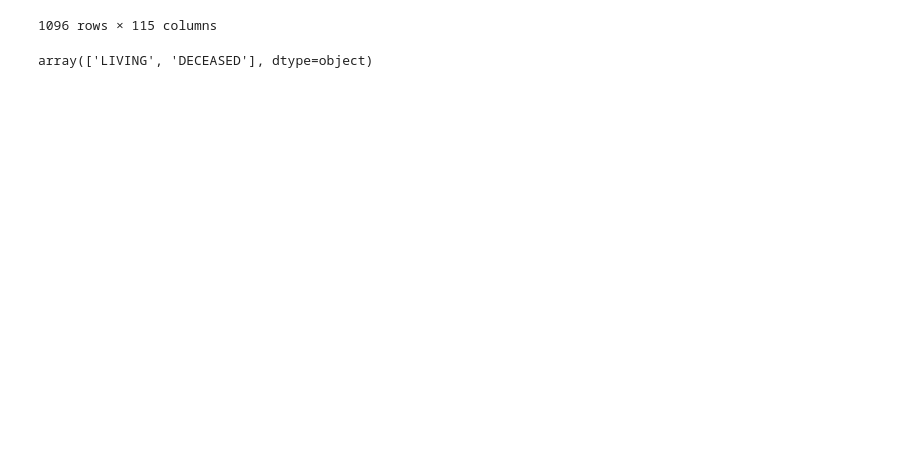
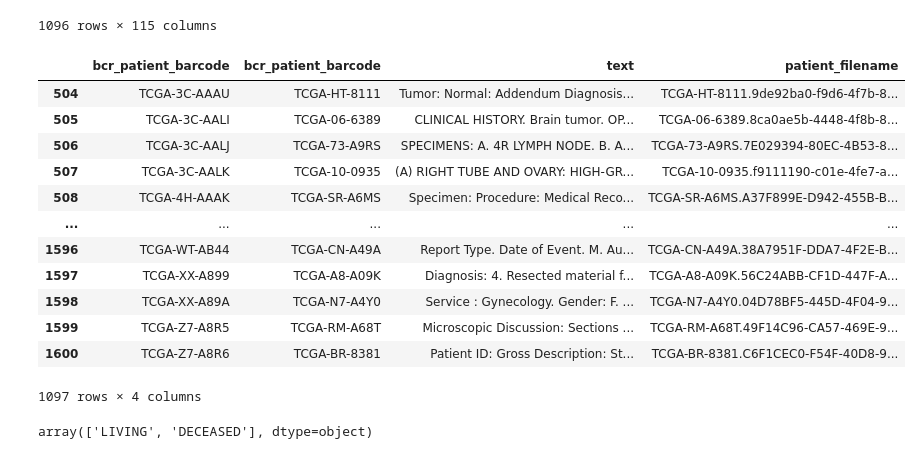
Before and after one commit to swietjak/mgr, a Jupyter notebook: word_stats.ipynb, the cells around one changed output. Drawn from its saved outputs; the diff is of its cells as text; code cells hidden in the pictures; blank space fills up the shorter version.

```diff
--- a/word_stats.ipynb
+++ b/word_stats.ipynb
@@ -7,8 +7,8 @@ from typing import Dict
 from io import StringIO
 from multiprocessing import Pool
 # %%
-exams_df = pd.read_csv('data/TCGA_Reports.csv')
-exams_df.head()
+raw_exams_df = pd.read_csv('data/TCGA_Reports.csv')
+raw_exams_df.head()
 # %% [output]
 |  | patient_filename | text |
 | 0 | TCGA-BP-5195.25c0b433-5557-4165-9... | Date of Recelpt: Clinical Diagnos... |
@@ -16,3 +16,6 @@ exams_df.head()
 | 2 | TCGA-EI-7004.13591eed-30e5-47a3-9... | page 1 / 1. copy No. 3. Examinati... |
 | 3 | TCGA-EB-A82B.23E186C6-739C-4EF1-8... | Patient ID: Gross Description: A ... |
 | 4 | TCGA-A6-3808.e1505f65-72ef-438d-a... | SPECIMEN. Right colon. CLINICAL N... |
+# %%
+patients_df = pd.read_excel('data/TCGA-CDR-SupplementalTableS1.xlsx')
+patients_df[patients_df['type'] == 'BRCA']['bcr_patient_barcode'].unique()
@@ -19,3 +25,7 @@ exams_df.head()
+# %%
+raw_exams_df['bcr_patient_barcode'] = raw_exams_df['patient_filename'].map(lambda x: x.split('.')[0])
+# print(patients_df[patients_df['type'] == 'BRCA']['bcr_patient_barcode'].unique().size, exams_df['bcr_patient_barcode'].unique().size)
+exams_df = pd.concat([patients_df[patients_df['type'] == 'BRCA'], raw_exams_df], axis=1, join='inner')[['bcr_patient_barcode', 'text', 'patient_filename']]
 # %%
 # nltk.download("punkt")
 # nltk.download("stopwords")
@@ -118,6 +152,22 @@ bcr_patient_df
 | 1094 | 23F438BD-1DBB-4D46-972F-1E8E74DDBD37 | TCGA-Z7-A8R5 | 2014-7-9 | NO | YES | ... |
 | 1095 | B1D44C81-747D-471F-9093-AEB262A17975 | TCGA-Z7-A8R6 | 2014-7-9 | NO | YES | ... |
 1096 rows × 115 columns
+# %%
+exams_df
+# %% [output]
+|  | bcr_patient_barcode | bcr_patient_barcode | text | patient_filename |
+| 504 | TCGA-3C-AAAU | TCGA-HT-8111 | Tumor: Normal: Addendum Diagnosis... | TCGA-HT-8111.9de92ba0-f9d6-4f7b-8... |
+| 505 | TCGA-3C-AALI | TCGA-06-6389 | CLINICAL HISTORY. Brain tumor. OP... | TCGA-06-6389.8ca0ae5b-4448-4f8b-8... |
+| 506 | TCGA-3C-AALJ | TCGA-73-A9RS | SPECIMENS: A. 4R LYMPH NODE. B. A... | TCGA-73-A9RS.7E029394-80EC-4B53-8... |
+| 507 | TCGA-3C-AALK | TCGA-10-0935 | (A) RIGHT TUBE AND OVARY: HIGH-GR... | TCGA-10-0935.f9111190-c01e-4fe7-a... |
+| 508 | TCGA-4H-AAAK | TCGA-SR-A6MS | Specimen: Procedure: Medical Reco... | TCGA-SR-A6MS.A37F899E-D942-455B-B... |
+| ... | ... | ... | ... | ... |
+| 1596 | TCGA-WT-AB44 | TCGA-CN-A49A | Report Type. Date of Event. M. Au... | TCGA-CN-A49A.38A7951F-DDA7-4F2E-B... |
+| 1597 | TCGA-XX-A899 | TCGA-A8-A09K | Diagnosis: 4. Resected material f... | TCGA-A8-A09K.56C24ABB-CF1D-447F-A... |
+| 1598 | TCGA-XX-A89A | TCGA-N7-A4Y0 | Service : Gynecology. Gender: F. ... | TCGA-N7-A4Y0.04D78BF5-445D-4F04-9... |
+| 1599 | TCGA-Z7-A8R5 | TCGA-RM-A68T | Microscopic Discussion: Sections ... | TCGA-RM-A68T.49F14C96-CA57-469E-9... |
+| 1600 | TCGA-Z7-A8R6 | TCGA-BR-8381 | Patient ID: Gross Description: St... | TCGA-BR-8381.C6F1CEC0-F54F-40D8-9... |
+1097 rows × 4 columns
 # %%
 bcr_patient_df['OS_STATUS'].unique()
 # %% [output]
```
Also changed, not shown: parts of 8 cells of this notebook, 3 other files.
